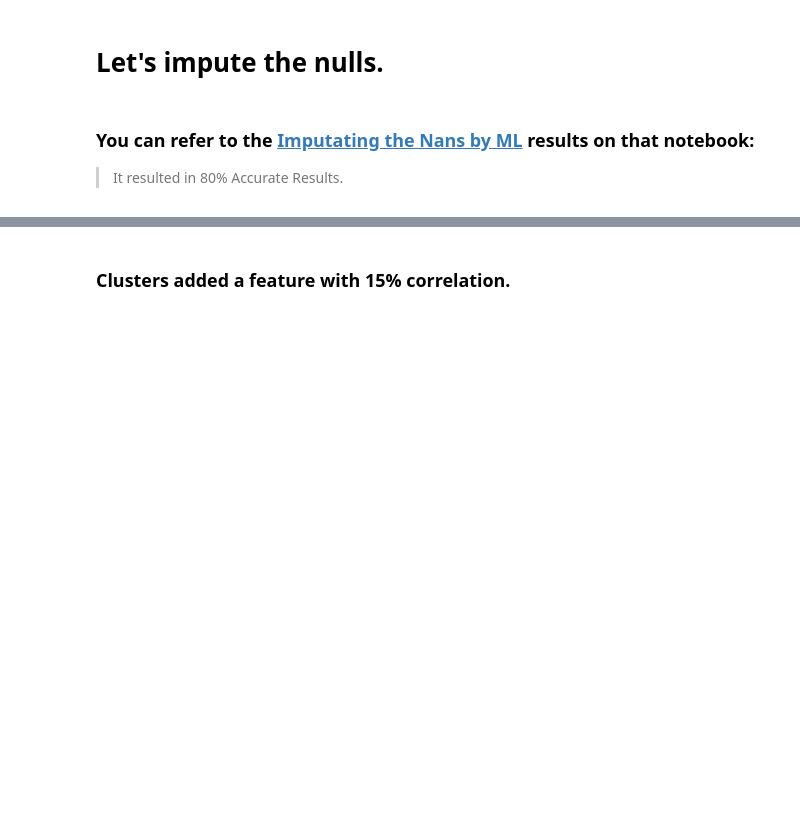
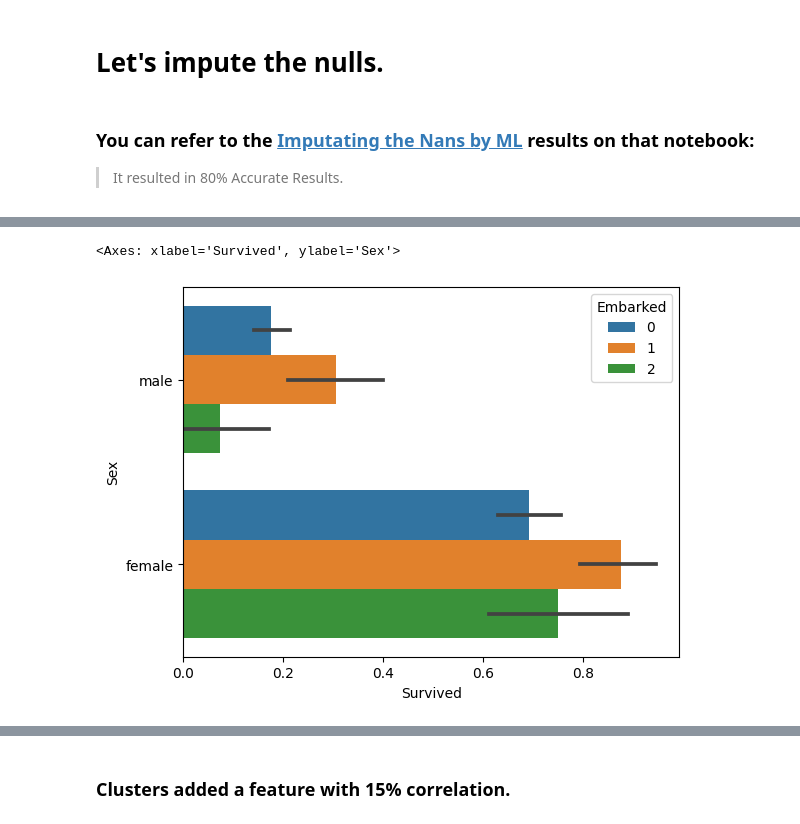
Before and after one commit to snajeebz/Titanic-Kaggle-Competition, a Jupyter notebook: titanic-feature-engineering-clustering.ipynb, the cells around one changed output, grey strips where cells are left out. Drawn from its saved outputs; the diff is of its cells as text; code cells hidden in the pictures; blank space fills up the shorter version.

```diff
--- a/titanic-feature-engineering-clustering.ipynb
+++ b/titanic-feature-engineering-clustering.ipynb
@@ -80,0 +167,5 @@ print('After Imputations:\n ', train_df.isnull().sum())
+# %%
+sns.barplot(data=train_df,x='Survived',y='Sex', hue='Embarked')
+# %% [output]
+<Axes: xlabel='Survived', ylabel='Sex'>
+[figure, added]
```
Also changed, not shown: parts of 51 cells of this notebook.
